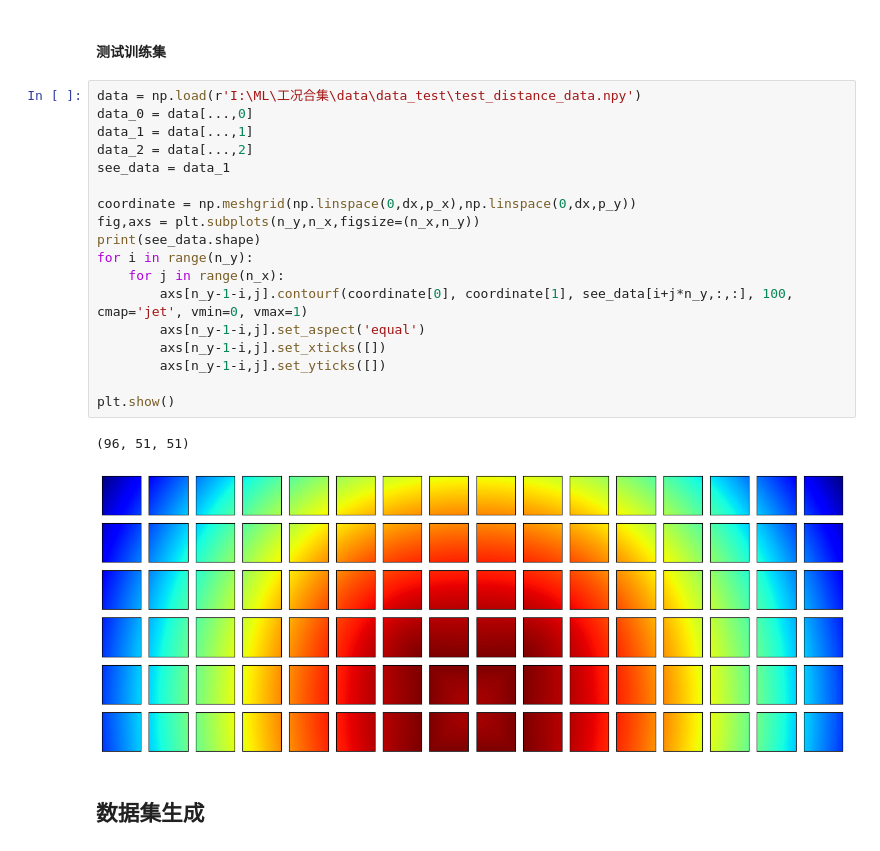
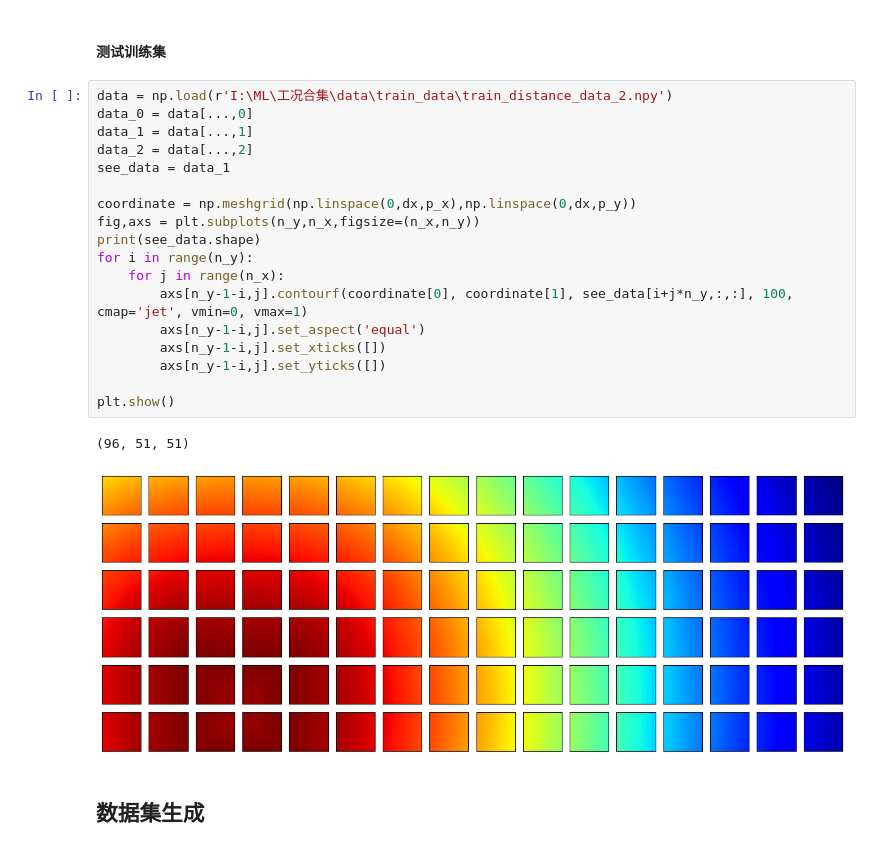
Before and after one commit to T1318/Fast-predication, a Jupyter notebook: utils/Data_process.ipynb, the cells around one changed output. Cells and saved outputs as stored; diff of their text form.

```diff
--- a/utils/Data_process.ipynb
+++ b/utils/Data_process.ipynb
@@ -172,26 +172,26 @@ np.save(r'I:\ML\工况合集\data\data_test\test_distance_data_1m.npy',data)
 # %% [markdown]
 #### 测试训练集
 # %%
-data = np.load(r'I:\ML\工况合集\data\data_test\test_distance_data.npy')
+data = np.load(r'I:\ML\工况合集\data\train_data\train_distance_data_2.npy')
 data_0 = data[...,0]
 data_1 = data[...,1]
 data_2 = data[...,2]
 see_data = data_1
 
 coordinate = np.meshgrid(np.linspace(0,dx,p_x),np.linspace(0,dx,p_y))
 fig,axs = plt.subplots(n_y,n_x,figsize=(n_x,n_y))
 print(see_data.shape)
 for i in range(n_y):
 	for j in range(n_x):
 		axs[n_y-1-i,j].contourf(coordinate[0], coordinate[1], see_data[i+j*n_y,:,:], 100, cmap='jet', vmin=0, vmax=1)
 		axs[n_y-1-i,j].set_aspect('equal')
 		axs[n_y-1-i,j].set_xticks([])
 		axs[n_y-1-i,j].set_yticks([])
 
 plt.show()
 # %% [output]
 (96, 51, 51)
-[figure, old version]
+[figure, new version]
 # %% [markdown]
 ## 数据集生成
 # %% [markdown]
```
Also changed, not shown: parts of 1 cell of this notebook, 6 other files.
